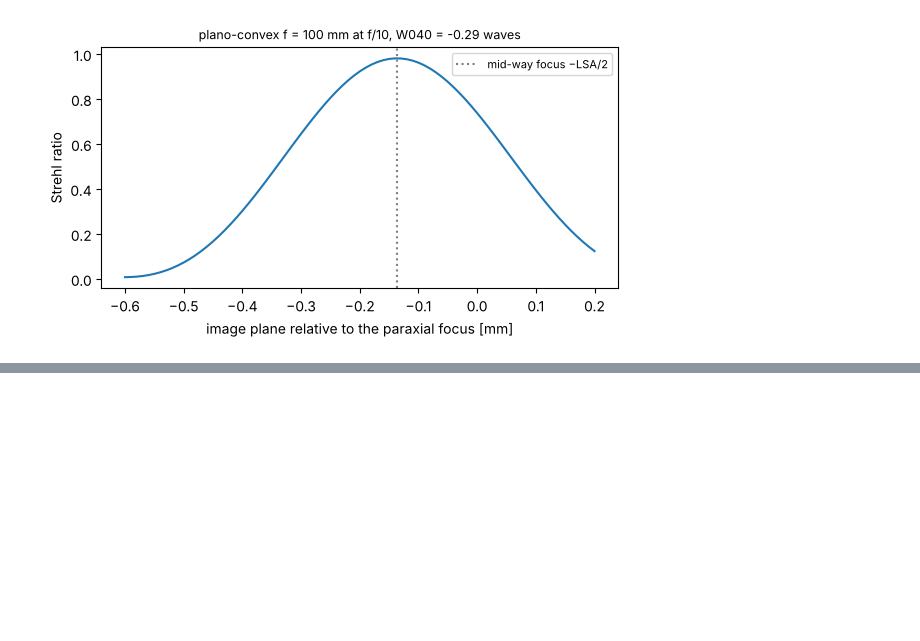
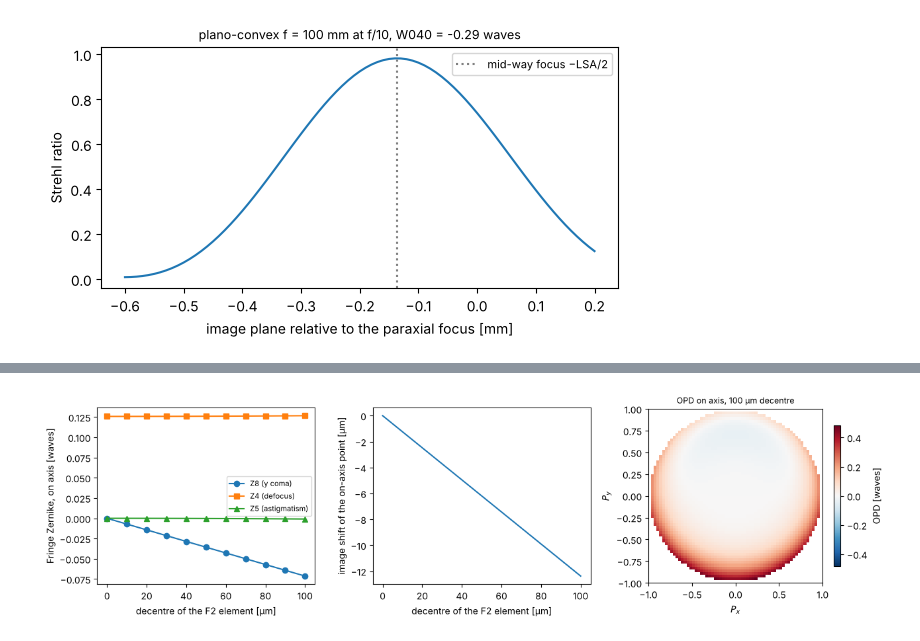
Before and after one commit to aeberspaecher/pyoptics, a Jupyter notebook: notebooks/24_ray_tracing.ipynb, the cells around one changed output, grey strips where cells are left out. Drawn from its saved outputs; the diff is of its cells as text; code cells hidden in the pictures; blank space fills up the shorter version.

```diff
--- a/notebooks/24_ray_tracing.ipynb
+++ b/notebooks/24_ray_tracing.ipynb
@@ -468,0 +511,25 @@ best focus at -0.140 mm, LSA = 0.274 mm
+# %%
+def decentred(dy):
+    s = dbl.copy().surfaces
+    for i in (1, 2):
+        s[i].decenter = (0.0, dy)
+    return rt.System(s, 0, WL, entrance_pupil_radius=10.0)
+
+dys = np.linspace(0, 0.1, 11)
+coeffs = np.array([decentred(dy).zernike(0.0, 9, N=33) for dy in dys])
+shift = [decentred(dy).trace_pupil(0.0).points[-1, 0, 1] for dy in dys]
+
+fig, axes = plt.subplots(1, 3, figsize=(13, 3.5))
+axes[0].plot(1e3*dys, coeffs[:, 7], "o-", label="Z8 (y coma)")
+axes[0].plot(1e3*dys, coeffs[:, 3], "s-", label="Z4 (defocus)")
+axes[0].plot(1e3*dys, coeffs[:, 4], "^-", label="Z5 (astigmatism)")
+axes[0].set_xlabel("decentre of the F2 element [µm]")
+axes[0].set_ylabel("Fringe Zernike, on axis [waves]")
+axes[0].legend(fontsize=8)
+axes[1].plot(1e3*dys, 1e3*np.array(shift))
+axes[1].set_xlabel("decentre of the F2 element [µm]")
+axes[1].set_ylabel("image shift of the on-axis point [µm]")
+show_opd(axes[2], decentred(0.1).opd(0.0, 64), "OPD on axis, 100 µm decentre")
+plt.tight_layout()
+# %% [output]
+[figure, added]
```
Also changed, not shown: parts of 20 cells of this notebook, 5 other files.
